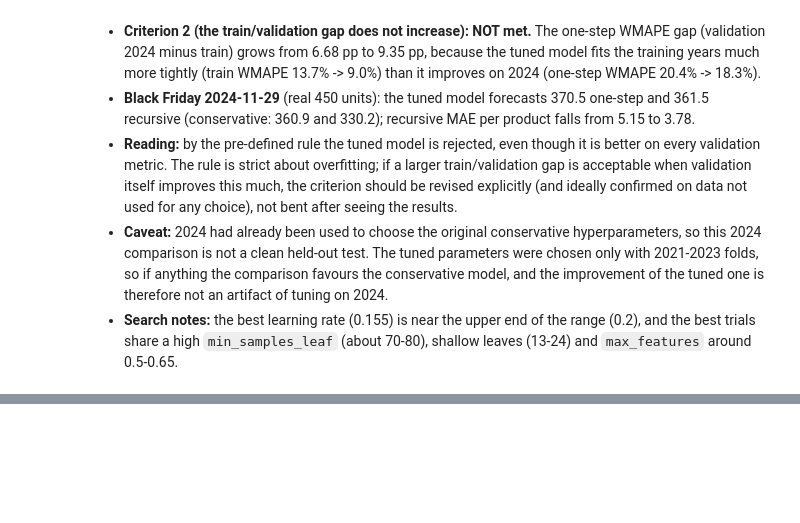
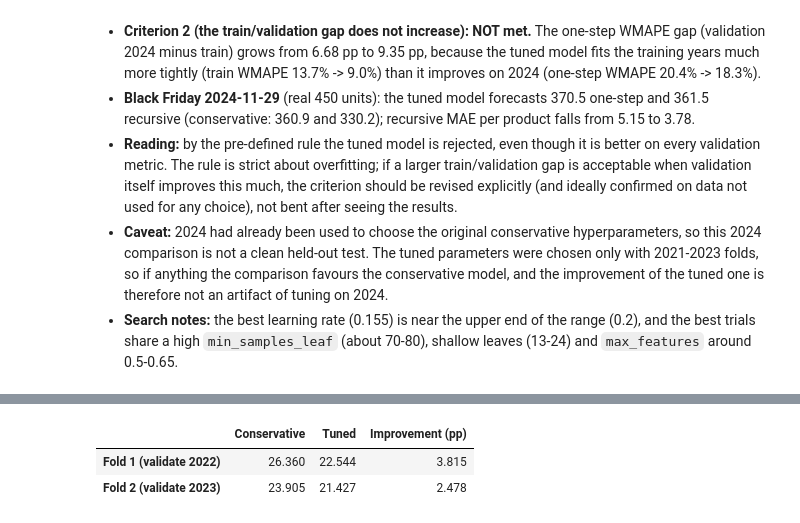
Before and after one commit to madatascienceml/black-friday-sales-forecasting, a Jupyter notebook: notebooks/tuning.ipynb, the cells around one changed output, grey strips where cells are left out. Cells and saved outputs as stored; diff of their text form; code cells hidden in the pictures; blank space fills up the shorter version.

```diff
--- a/notebooks/tuning.ipynb
+++ b/notebooks/tuning.ipynb
@@ -300,0 +342,14 @@ Total execution time: 176 s
+# %%
+# Recursive WMAPE by validation fold for the tuned and the conservative parameters
+_, folds_ajustado = wmape_recursivo_cv(mejores_params)
+_, folds_conservador = wmape_recursivo_cv(params_conservador)
+por_fold = pd.DataFrame(
+    {"Conservative": folds_conservador, "Tuned": folds_ajustado},
+    index=["Fold 1 (validate 2022)", "Fold 2 (validate 2023)"],
+)
+por_fold["Improvement (pp)"] = por_fold["Conservative"] - por_fold["Tuned"]
+por_fold.round(3)
+# %% [output]
+|  | Conservative | Tuned | Improvement (pp) |
+| Fold 1 (validate 2022) | 26.360 | 22.544 | 3.815 |
+| Fold 2 (validate 2023) | 23.905 | 21.427 | 2.478 |
```
Also changed, not shown: parts of 9 cells of this notebook, 1 other file.
